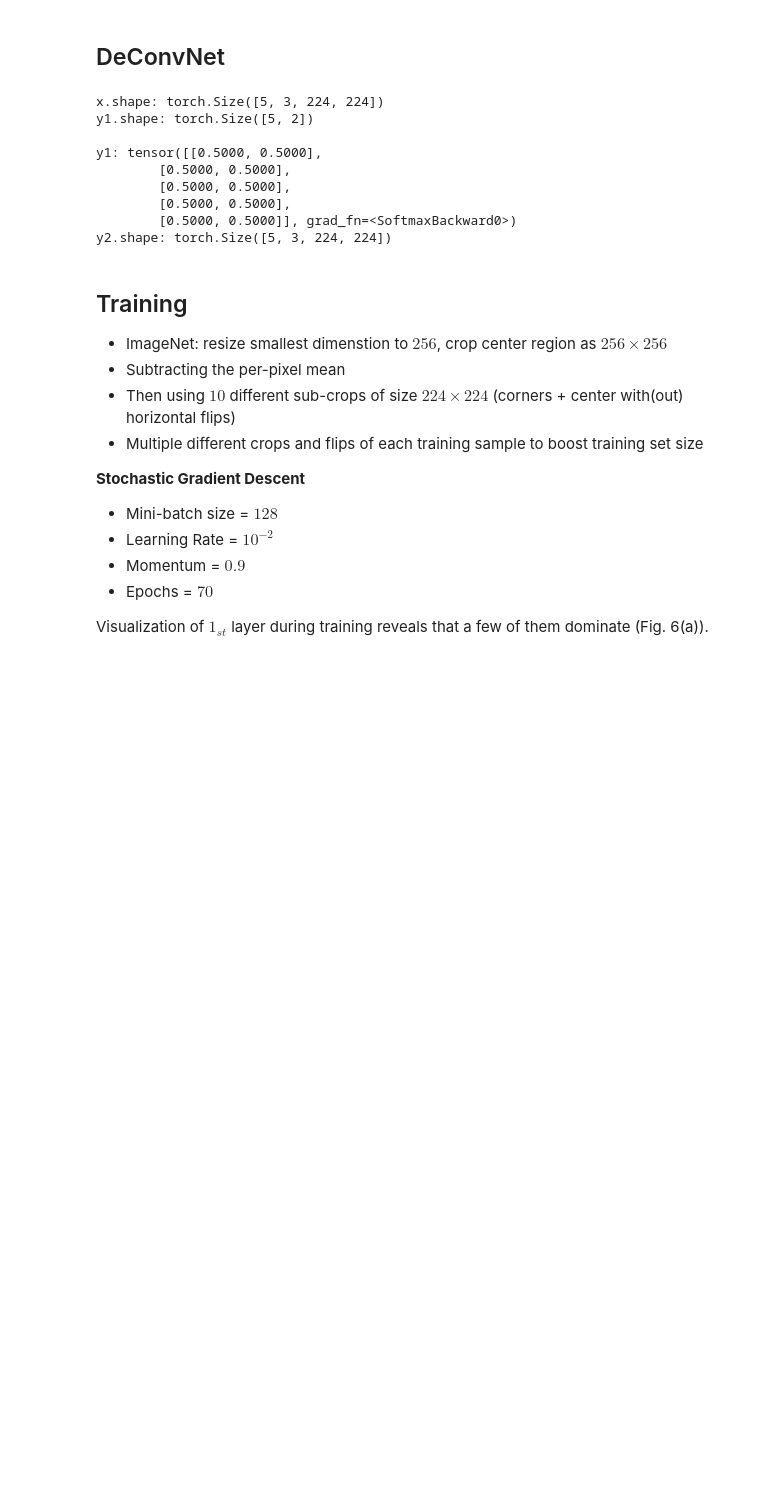
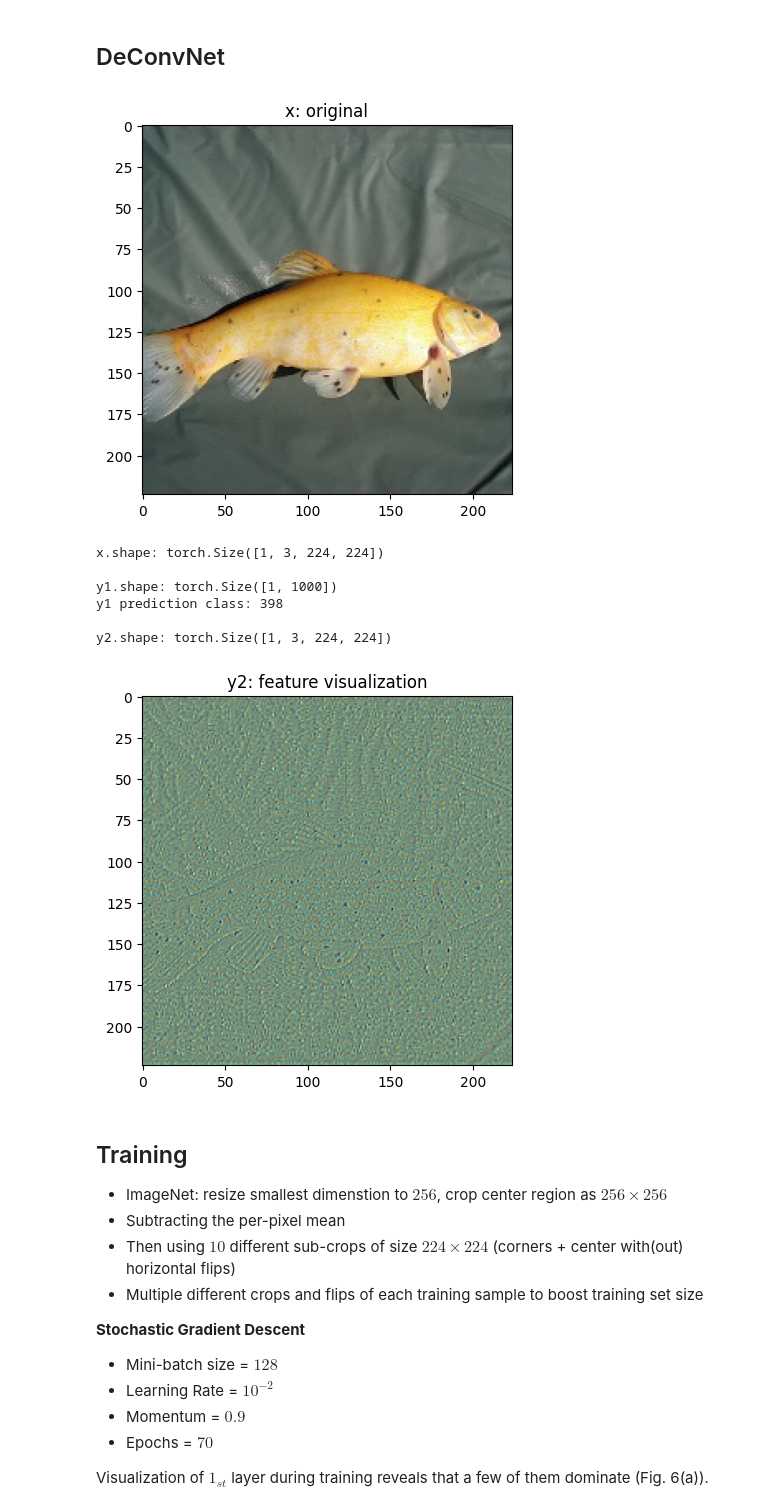
Before and after one commit to shreypatil/Visualize-CNN, a Jupyter notebook: Model/model_test_2.ipynb, the cells around one changed output. Cells and saved outputs as stored; diff of their text form; code cells hidden in the pictures; blank space fills up the shorter version.

Commit message:
testing model_2

```diff
--- a/Model/model_test_2.ipynb
+++ b/Model/model_test_2.ipynb
@@ -23,0 +79,3 @@ from torchvision.models import vgg11
+# %%
+model = vgg11()
+model
@@ -268,6 +354,7 @@ class DeConvNet(nn.Module):
                 # self.deconv[i].weight = nn.Parameter(self.conv_model.conv[i].weight.detach().clone())
                 # self.deconv[i].weight = nn.Parameter(torch.empty_like(self.conv_model.conv[i].weight).copy_(self.conv_model.conv[i].weight))
 
+                # ## Biases (this transfer idk why, (prolly cuz no. of filters between conv and Transpose conv is different, but why does it work for weight transfer T_T)
                 # if self.conv_model.conv[i].bias is not None:
                 #     self.deconv[i].bias.copy_(self.conv_model.conv[i].bias)
 
@@ -278,9 +365,21 @@ class DeConvNet(nn.Module):
         x = self.conv_model.feature_maps[idx].detach().clone()
 
         ## Set all Activation except target activation position as 0
-        temp = x[..., 0, 0].clone()
+
+        ## setting 1 feature channel
+        # temp = x[:, 0, ...].clone()
+        # x.fill_(0)
+        # x[:, 0, ...] = temp
+
+        ## setting 1 feature vector
+        # temp = x[..., 0, 0].clone()
+        # x.fill_(0)
+        # x[..., 0, 0] = temp
+
+        ## setting 1 feature element
+        temp = x[..., 0, 0, 0].clone()
         x.fill_(0)
-        x[..., 0, 0] = temp
+        x[..., 0, 0, 0] = temp
 
         for i in range(idx, -1, -1):
 
@@ -300,40 +399,54 @@ class DeConvNet(nn.Module):
         return x
 # %%
 def deconvnet_test():
-    x = torch.randn((5, 3, 224, 224))
+    # x = torch.randn((5, 3, 224, 224))
+
+    x = np.uint8(np.round(load_rgb('./trench.jpeg')))
+    plot_rgb(x, title='x: original')
+
+    x = np.expand_dims(x, axis=0)
+    x = torch.tensor(x.copy()).float()
+    x = torch.permute(x, (0, 3, 1, 2))
 
     print('x.shape:', x.shape)
+    print()
 
-    conv = ConvNet(in_channels = 3, out_channels = 2)
+    conv = ConvNet(in_channels = 3, out_channels = 1000, pre_train=True)
+    conv.eval()
 
-    y1 = conv(x)
+    with torch.no_grad():
+        y1 = conv(x)
 
     print('y1.shape:', y1.shape)
+    print(f'y1 prediction class: {torch.argmax(y1)}')
     print()
-
-    print(f'y1: {y1}')
 
 
     deconv = DeConvNet(conv)
-    y2 = deconv(layer_no = 5)
+    deconv.eval()
 
-    print('y2.shape:', y2.shape)
-    print()
+    with torch.no_grad():
+        y2 = deconv(layer_no = 5)
+
+    print(f'y2.shape: {y2.shape}')
+
+    x2 = torch.permute(y2, (0, 2, 3, 1))
+    x2 = torch.squeeze(x2, dim=0).detach().cpu().numpy()
+    plot_rgb(x2, title='y2: feature visualization')
 
     # print(f'y2:{y2}')
     # print()
 
 deconvnet_test()
 # %% [output]
+[figure, added]
-x.shape: torch.Size([5, 3, 224, 224])
-y1.shape: torch.Size([5, 2])
+x.shape: torch.Size([1, 3, 224, 224])
 
-y1: tensor([[0.5000, 0.5000],
-        [0.5000, 0.5000],
-        [0.5000, 0.5000],
-        [0.5000, 0.5000],
-        [0.5000, 0.5000]], grad_fn=<SoftmaxBackward0>)
-y2.shape: torch.Size([5, 3, 224, 224])
+y1.shape: torch.Size([1, 1000])
+y1 prediction class: 398
+
+y2.shape: torch.Size([1, 3, 224, 224])
+[figure, added]
 # %% [markdown]
 ## Training
 
```
Also changed, not shown: parts of 9 cells of this notebook.
